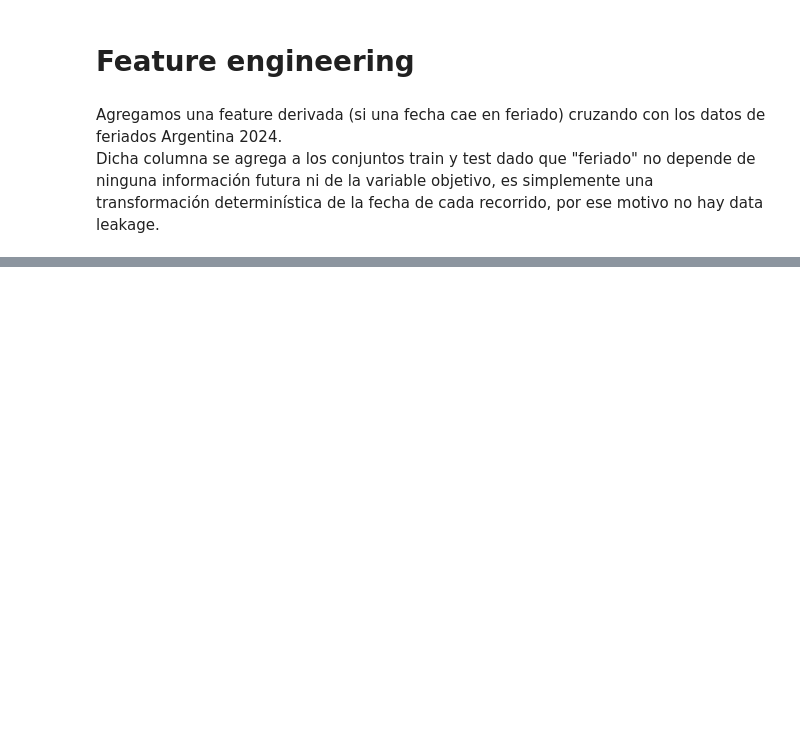
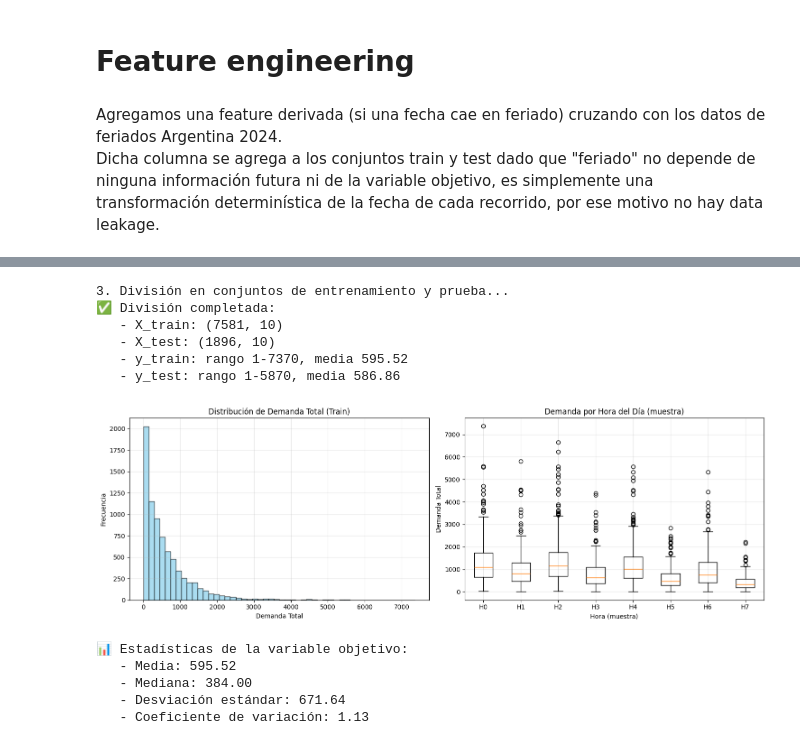
Before and after one commit to ArielMatC/ceia-andd-g2, a Jupyter notebook: data_analysis.ipynb, the cells around one changed output, grey strips where cells are left out. Drawn from its saved outputs; the diff is of its cells as text; code cells hidden in the pictures; blank space fills up the shorter version.

```diff
--- a/data_analysis.ipynb
+++ b/data_analysis.ipynb
@@ -57,6 +58,6 @@ rides_df = pd.read_csv(RECORRIDOS_CSV)
 # %%
-"""users_df = pd.read_csv("datasets/usuarios_2024.csv")
-rides_df = pd.read_csv("datasets/recorridos_realizados_2024.csv")"""
+#users_df = pd.read_csv("datasets/usuarios_2024.csv")
+#rides_df = pd.read_csv("datasets/recorridos_realizados_2024.csv")
 # %% [markdown]
 # Hipótesis
 - Los fines de semana hay una mayor cantidad de usuarios nuevos
@@ -3043,0 +1757,60 @@ plt.show()
+# %%
+# 3. DIVISIÓN TRAIN/TEST RESPETANDO LA DIVISIÓN EXISTENTE
+print("\n3. División en conjuntos de entrenamiento y prueba...")
+
+# Usar división 80/20 respetando la metodología del notebook
+X_train_demand, X_test_demand, y_train_demand, y_test_demand = train_test_split(
+    X, y, test_size=TEST_PROPORTION, random_state=RANDOM_SEED, stratify=None
+)
+
+print(f"✅ División completada:")
+print(f"   - X_train: {X_train_demand.shape}")
+print(f"   - X_test: {X_test_demand.shape}")
+print(f"   - y_train: rango {y_train_demand.min():.0f}-{y_train_demand.max():.0f}, media {y_train_demand.mean():.2f}")
+print(f"   - y_test: rango {y_test_demand.min():.0f}-{y_test_demand.max():.0f}, media {y_test_demand.mean():.2f}")
+
+# Visualizar distribución de la variable objetivo
+fig, (ax1, ax2) = plt.subplots(1, 2, figsize=(15, 5))
+
+# Histograma de demanda
+ax1.hist(y_train_demand, bins=50, alpha=0.7, color='skyblue', edgecolor='black')
+ax1.set_xlabel('Demanda Total')
+ax1.set_ylabel('Frecuencia')
+ax1.set_title('Distribución de Demanda Total (Train)')
+ax1.grid(True, alpha=0.3)
+
+# Box plot de demanda por hora
+hour_data = []
+hour_labels = []
+for hour in sorted(X_train_demand['hora_sin'].unique()):
+    mask_hour = X_train_demand['hora_sin'] == hour
+    hour_data.append(y_train_demand[mask_hour])
+    hour_labels.append(f'H{len(hour_labels)}')
+
+ax2.boxplot(hour_data[:8], labels=hour_labels[:8])  # Mostrar primeras 8 horas
+ax2.set_xlabel('Hora (muestra)')
+ax2.set_ylabel('Demanda Total')
+ax2.set_title('Demanda por Hora del Día (muestra)')
+ax2.grid(True, alpha=0.3)
+
+plt.tight_layout()
+plt.show()
+
+print(f"\n📊 Estadísticas de la variable objetivo:")
+print(f"   - Media: {y_train_demand.mean():.2f}")
+print(f"   - Mediana: {y_train_demand.median():.2f}")
+print(f"   - Desviación estándar: {y_train_demand.std():.2f}")
+print(f"   - Coeficiente de variación: {y_train_demand.std()/y_train_demand.mean():.2f}")
+# %% [output]
+3. División en conjuntos de entrenamiento y prueba...
+✅ División completada:
+   - X_train: (7581, 10)
+   - X_test: (1896, 10)
+   - y_train: rango 1-7370, media 595.52
+   - y_test: rango 1-5870, media 586.86
+[figure, added]
+📊 Estadísticas de la variable objetivo:
+   - Media: 595.52
+   - Mediana: 384.00
+   - Desviación estándar: 671.64
+   - Coeficiente de variación: 1.13
```
Also changed, not shown: parts of 41 cells of this notebook, 2 other files.
